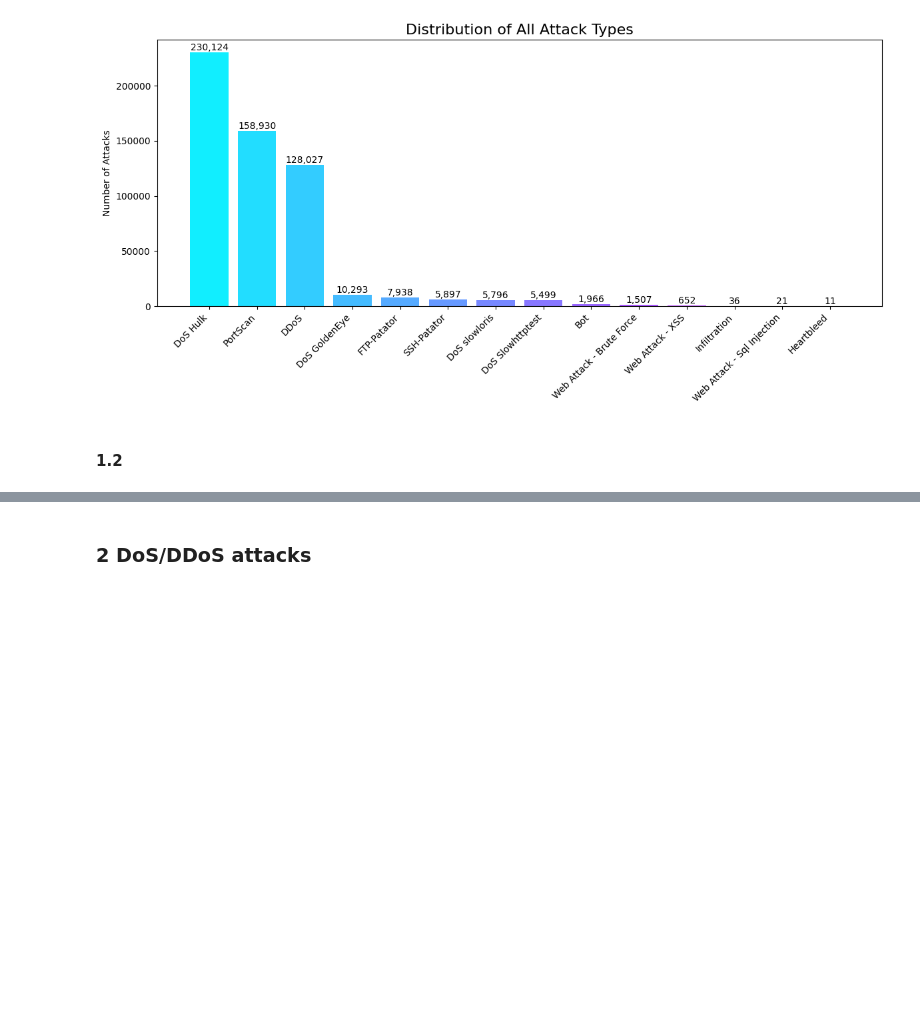
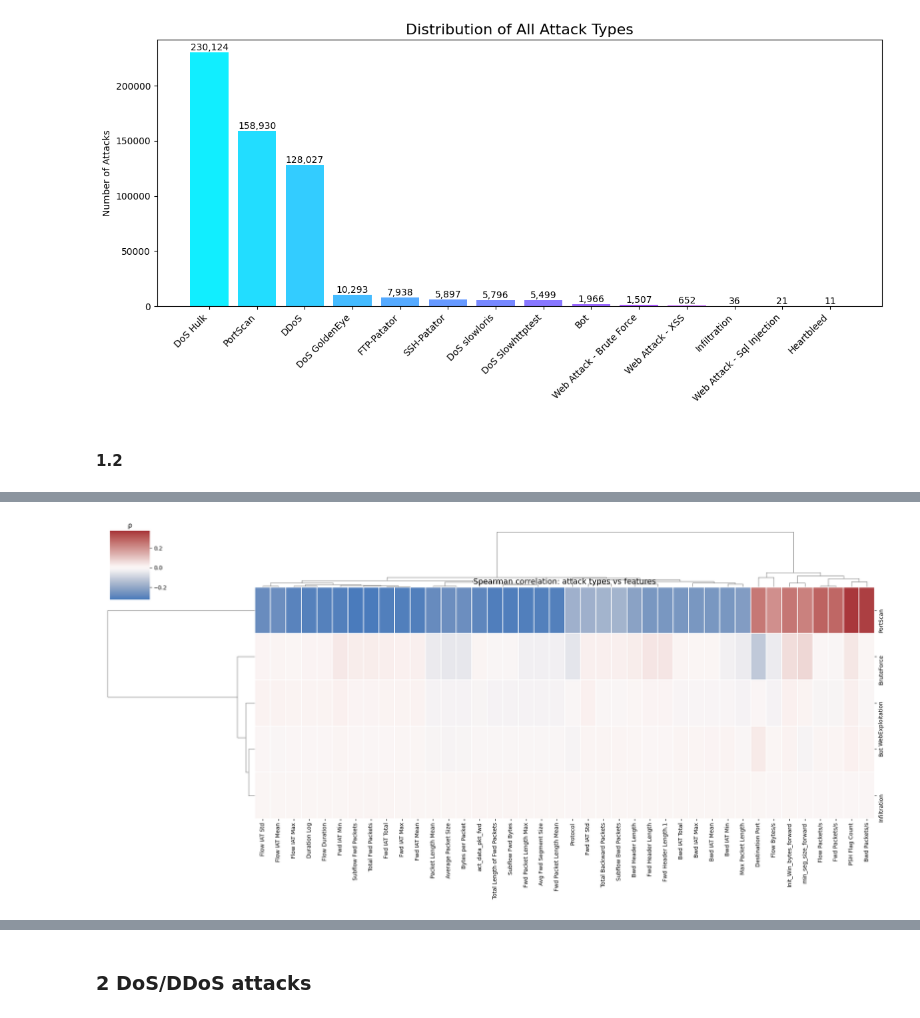
Before and after one commit to PhoXinuS/IDS-Analyzer, a Jupyter notebook: code/data_vis.ipynb, the cells around one changed output, grey strips where cells are left out. Cells and saved outputs as stored; diff of their text form; code cells hidden in the pictures; blank space fills up the shorter version.

Commit message:
Matplotlib plotting complete

```diff
--- a/code/data_vis.ipynb
+++ b/code/data_vis.ipynb
@@ -311,0 +753,80 @@ plt.show()
+# %%
+if 'df_full' not in globals():
+    df_full = load_full_dataset()
+    df_full.columns = df_full.columns.str.strip()
+
+def map_to_group(label: str) -> str:
+    if label == 'BENIGN':
+        return 'BENIGN'
+    dos_variants = {'DoS Hulk', 'DoS GoldenEye', 'DoS slowloris', 'DoS Slowhttptest', 'DDoS'}
+    if label in dos_variants:
+        return 'DoS/DDoS'
+    if label == 'PortScan':
+        return 'PortScan'
+    if label in {'FTP-Patator', 'SSH-Patator', 'Web Attack - Brute Force'}:
+        return 'BruteForce'
+    if label in {'Web Attack - XSS', 'Web Attack - SQL Injection', 'Heartbleed'}:
+        return 'WebExploitation'
+    if label == 'Bot':
+        return 'Bot'
+    if label == 'Infiltration':
+        return 'Infiltration'
+    return 'Other'
+
+if 'AggGroup' not in df_full.columns:
+    df_full['AggGroup'] = df_full['Label'].apply(map_to_group)
+
+# Parameters
+label_axis = 'AggGroup'
+groups_order = ['DoS/DDoS', 'PortScan', 'BruteForce', 'WebExploitation', 'Bot', 'Infiltration']
+include_benign = False
+top_k_features = 40
+
+groups = groups_order.copy()
+if include_benign and 'BENIGN' in df_full[label_axis].unique():
+    groups = groups + ['BENIGN']
+
+# Numeric features only
+X = df_full.select_dtypes(include=[np.number]).copy()
+X.replace([np.inf, -np.inf], np.nan, inplace=True)
+
+# Filter features with at least min_unique unique values
+min_unique = 2
+num_cols = [c for c in X.columns if X[c].nunique(dropna=True) >= min_unique]
+
+# Compute Spearman correlation per group
+corr_mat = pd.DataFrame(index=groups, columns=num_cols, dtype=float)
+
+for g in groups:
+    y = (df_full[label_axis] == g).astype(int)
+    for col in num_cols:
+        col_series = X[col]
+        valid = col_series.notna()  # pairwise NaN drop
+        if valid.sum() < 3:
+            corr_mat.at[g, col] = np.nan
+        else:
+            corr_mat.at[g, col] = col_series[valid].corr(y[valid], method='spearman')
+
+# Keep top-k features by max absolute correlation across groups
+importance = corr_mat.abs().max(axis=0)
+top_cols = importance.sort_values(ascending=False).head(top_k_features).index
+corr_top = corr_mat[top_cols].dropna(axis=1, how='all')
+
+corr_top = corr_mat[top_cols].dropna(axis=1, how='all').dropna(axis=0, how='all')
+corr_top_filled = corr_top.fillna(0)
+
+# Clustered heatmap
+cg = sns.clustermap(
+    corr_top,
+    cmap='vlag',
+    center=0.0,
+    linewidths=0.3,
+    figsize=(max(10, min(22, 0.35*len(top_cols)+6)), 6 + 0.6*len(groups)),
+    col_cluster=True,
+    row_cluster=True
+)
+cg.ax_heatmap.set_title('Spearman correlation: attack types vs features', fontsize=14)
+cg.cax.set_title('ρ')
+plt.savefig('saved_matplotlib/1_5/1_correlation_attack_features.png', dpi=300, bbox_inches='tight')
+plt.show()
+# %% [output]
@@ -311,0 +834 @@ plt.show()
+[figure, added]
```
Also changed, not shown: parts of 30 cells of this notebook, 51 other files.
